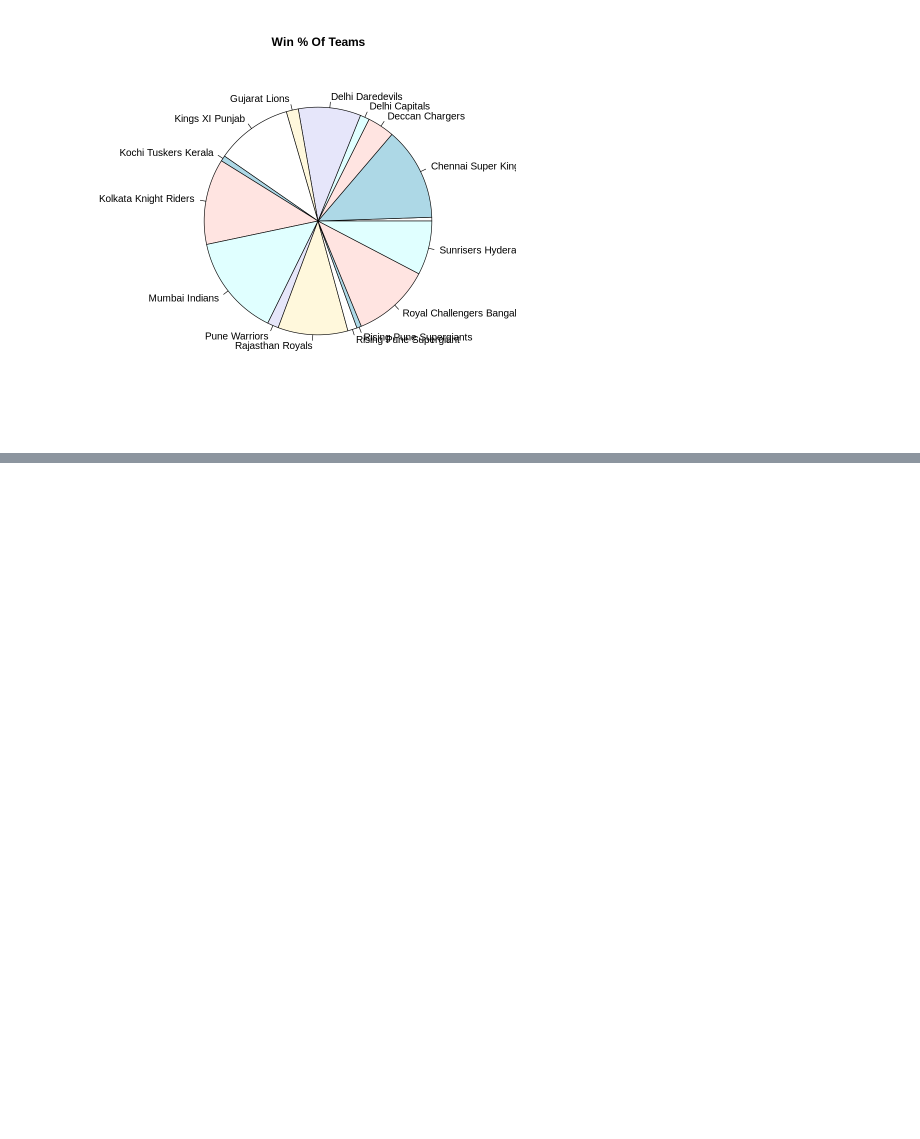
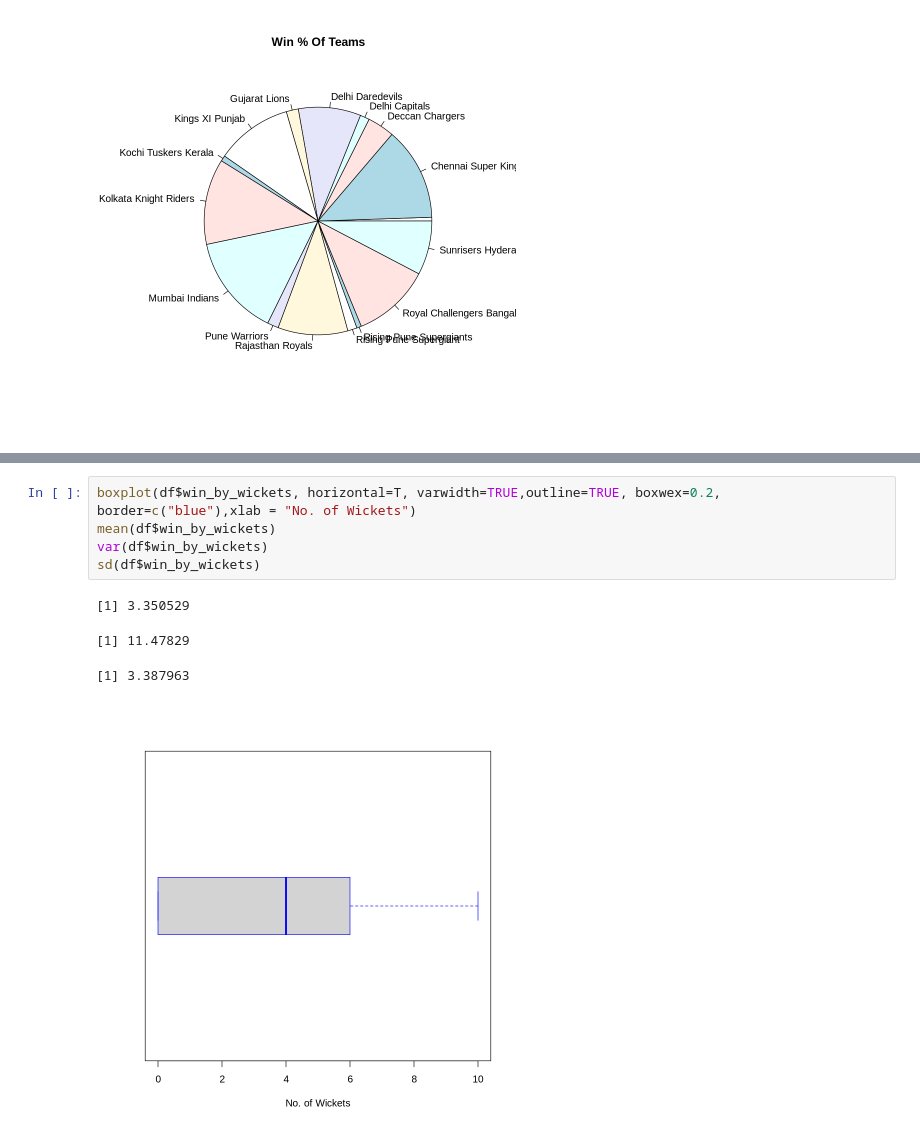
Before and after one commit to Abhishek4848/IPL-Match-Analysis, a Jupyter notebook: IPL_Analysis.ipynb, the cells around one changed output, grey strips where cells are left out. Cells and saved outputs as stored; diff of their text form; blank space fills up the shorter version.

```diff
--- a/IPL_Analysis.ipynb
+++ b/IPL_Analysis.ipynb
@@ -61,0 +121,10 @@ pie(table(df$winner),main="Win % Of Teams")
+# %%
+boxplot(df$win_by_wickets, horizontal=T, varwidth=TRUE,outline=TRUE, boxwex=0.2, border=c("blue"),xlab = "No. of Wickets")
+mean(df$win_by_wickets)
+var(df$win_by_wickets)
+sd(df$win_by_wickets)
+# %% [output]
+[1] 3.350529
+[1] 11.47829
+[1] 3.387963
+[figure, added]
```
Also changed, not shown: parts of 13 cells of this notebook.
